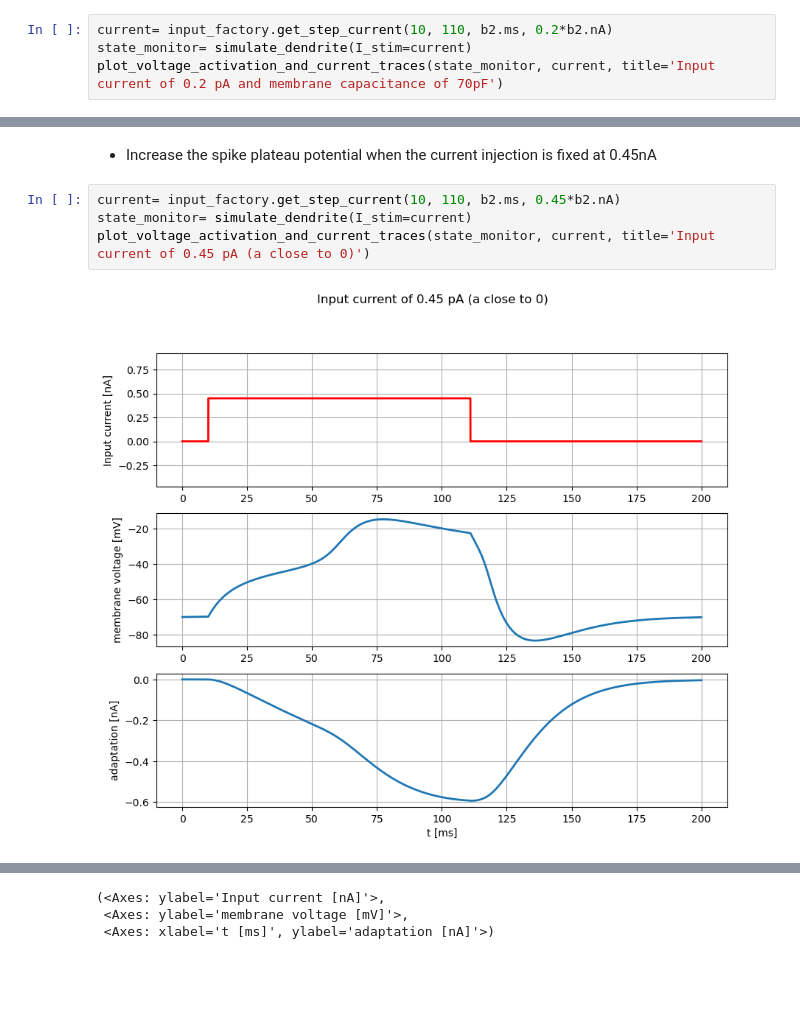
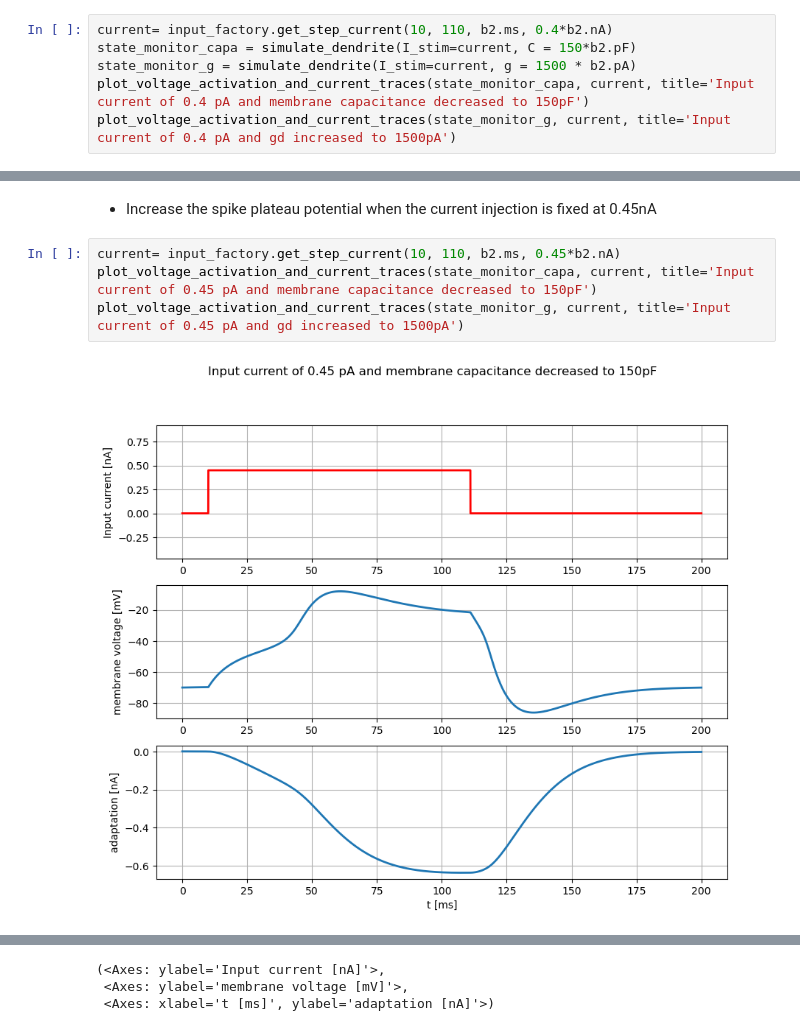
Before and after one commit to coco-2000/MP1, a Jupyter notebook: exercise1.ipynb, the cells around one changed output, grey strips where cells are left out. Saved outputs shown, nothing was run; the diff lists cells and outputs as text; blank space fills up the shorter version.

```diff
--- a/exercise1.ipynb
+++ b/exercise1.ipynb
@@ -190,7 +190,9 @@ plt.show()
 # %% [markdown]
 - have the dendritic spike happen with less current : decrease capacitance (eg: 70pF --> current 0.2 nA)
 # %%
-current= input_factory.get_step_current(10, 110, b2.ms, 0.2*b2.nA)
-state_monitor= simulate_dendrite(I_stim=current)
-plot_voltage_activation_and_current_traces(state_monitor, current, title='Input current of 0.2 pA and membrane capacitance of 70pF')
+current= input_factory.get_step_current(10, 110, b2.ms, 0.4*b2.nA)
+state_monitor_capa = simulate_dendrite(I_stim=current, C = 150*b2.pF)
+state_monitor_g = simulate_dendrite(I_stim=current, g = 1500 * b2.pA)
+plot_voltage_activation_and_current_traces(state_monitor_capa, current, title='Input current of 0.4 pA and membrane capacitance decreased to 150pF')
+plot_voltage_activation_and_current_traces(state_monitor_g, current, title='Input current of 0.4 pA and gd increased to 1500pA')
 # %% [output]
@@ -202,7 +205,7 @@ plot_voltage_activation_and_current_traces(state_monitor, current, title='Input
 - Increase the spike plateau potential when the current injection is fixed at 0.45nA
 # %%
 current= input_factory.get_step_current(10, 110, b2.ms, 0.45*b2.nA)
-state_monitor= simulate_dendrite(I_stim=current)
-plot_voltage_activation_and_current_traces(state_monitor, current, title='Input current of 0.45 pA (a close to 0)')
+plot_voltage_activation_and_current_traces(state_monitor_capa, current, title='Input current of 0.45 pA and membrane capacitance decreased to 150pF')
+plot_voltage_activation_and_current_traces(state_monitor_g, current, title='Input current of 0.45 pA and gd increased to 1500pA')
 # %% [output]
-[figure, old version]
+[figure, new version]
```
Also changed, not shown: parts of 6 cells of this notebook, 1 other file.
